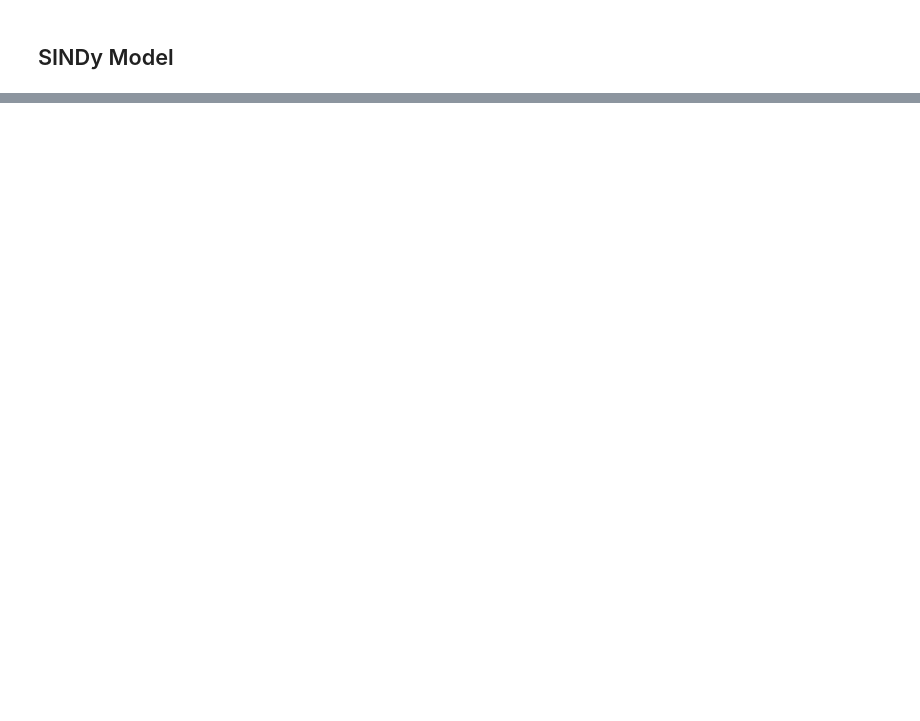
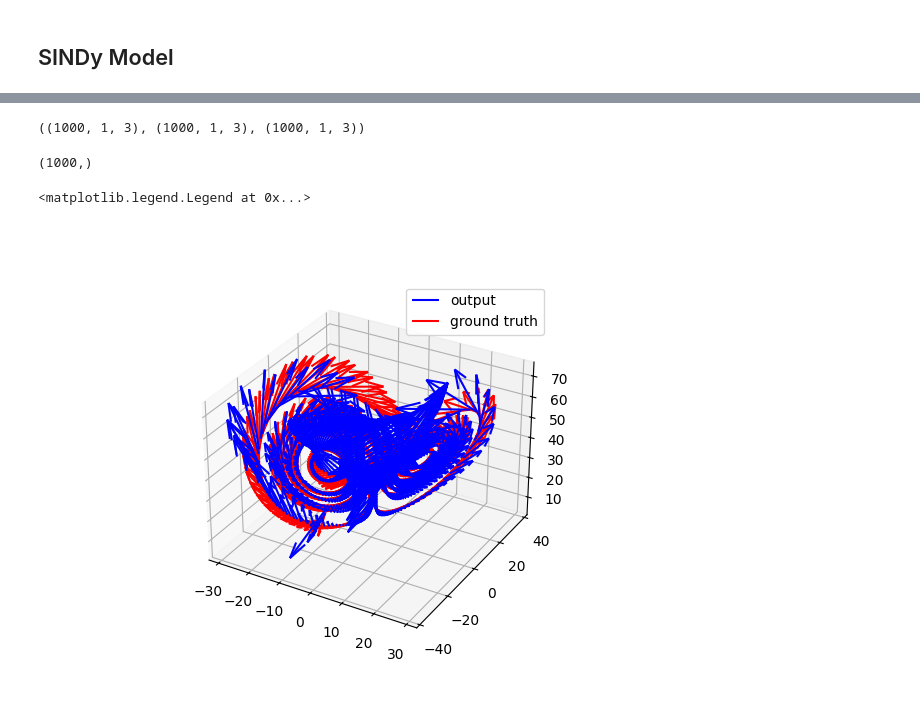
Before and after one commit to timonpalm/SINDy-Net, a Jupyter notebook: experimental.ipynb, the cells around one changed output, grey strips where cells are left out. Drawn from its saved outputs; the diff is of its cells as text; code cells hidden in the pictures; blank space fills up the shorter version.

```diff
--- a/experimental.ipynb
+++ b/experimental.ipynb
@@ -85,7 +96,7 @@ plt.close()
 # %% [markdown]
 ## Create dataset
 # %%
-n_steps = 10
+n_steps = 1000
 n_points = 1
 
 start_points = np.random.uniform(low=-20, high=20, size=(n_points,3))
@@ -233,0 +319,38 @@ show_loss(loss)
+# %%
+out = model.run(X_in)
+out.shape, xyz.shape, dxyz.shape
+# %% [output]
+((1000, 1, 3), (1000, 1, 3), (1000, 1, 3))
+# %%
+from mpl_toolkits.mplot3d import axes3d
+
+fig = plt.figure()
+ax = fig.add_subplot(projection="3d")
+
+x = xyz[:,:,0].squeeze()
+y = xyz[:,:,1].squeeze()
+z = xyz[:,:,2].squeeze()
+
+dx_out = out[:,:,0].squeeze()
+dy_out = out[:,:,1].squeeze()
+dz_out = out[:,:,2].squeeze()
+
+dx_gt = dxyz[:,:,0].squeeze()
+dy_gt = dxyz[:,:,1].squeeze()
+dz_gt = dxyz[:,:,2].squeeze()
+
+print(dx_out.shape)
+
+
+ax.quiver(x, y, z, dx_out, dy_out, dz_out, length=.05, color="blue", label="output")
+ax.quiver(x, y, z, dx_gt, dy_gt, dz_gt, length=.05, color="red", label="ground truth")
+
+ax.set_xbound(x.min()-10,x.max()+10)
+ax.set_ybound(y.min()-10,y.max()+10)
+ax.set_zbound(z.min()-10,z.max()+10)
+
+plt.legend()
+# %% [output]
+(1000,)
+<matplotlib.legend.Legend at 0x...>
+[figure, added]
```
Also changed, not shown: parts of 16 cells of this notebook.
